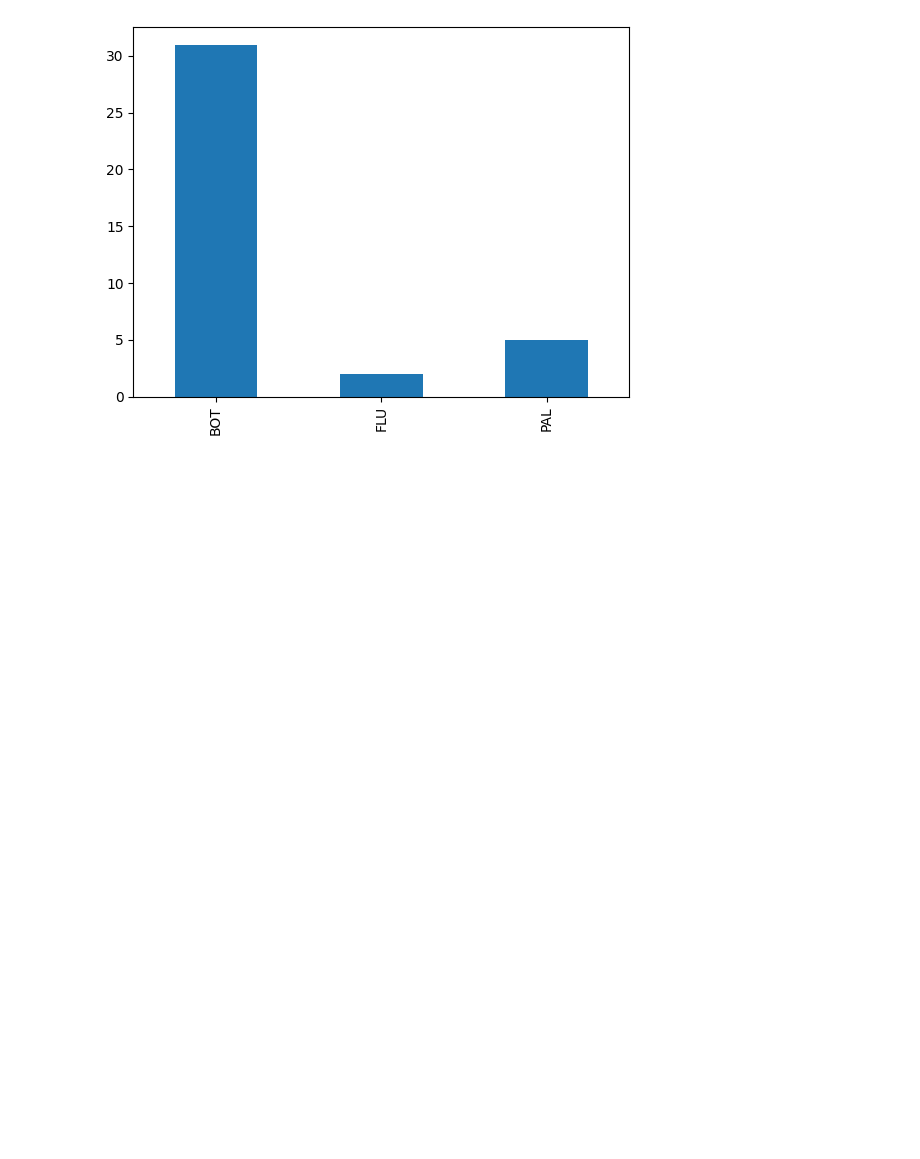
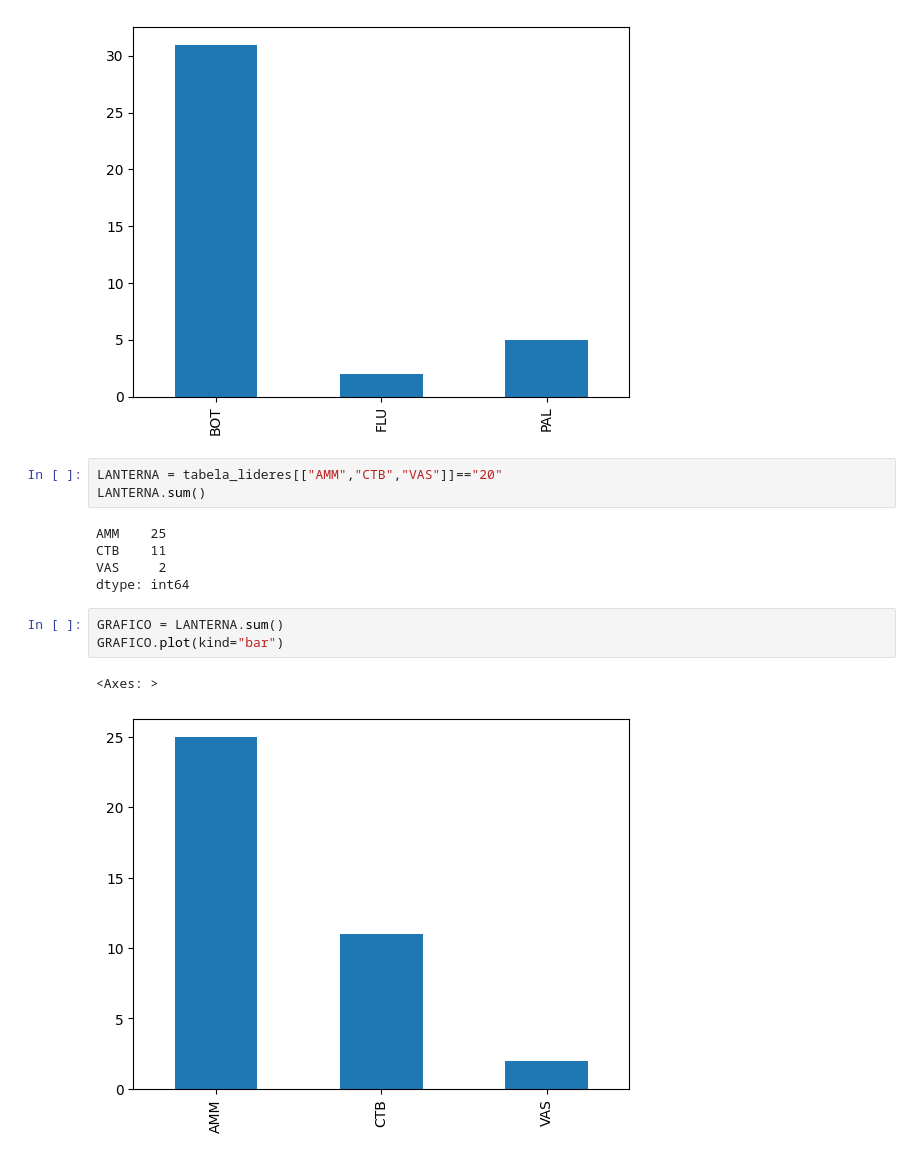
Before and after one commit to hugodevelopment/Web-Scraping, a Jupyter notebook: Análise_Brasileirão_2023.ipynb, the cells around one changed output. Drawn from its saved outputs; the diff is of its cells as text; blank space fills up the shorter version.

```diff
--- a/Análise_Brasileirão_2023.ipynb
+++ b/Análise_Brasileirão_2023.ipynb
@@ -272,4 +300,18 @@ GRAFICO.plot(kind="bar")
 # %% [output]
 <Axes: >
 [figure]
+# %%
+LANTERNA = tabela_lideres[["AMM","CTB","VAS"]]=="20"
+LANTERNA.sum()
+# %% [output]
+AMM    25
+CTB    11
+VAS     2
+dtype: int64
+# %%
+GRAFICO = LANTERNA.sum()
+GRAFICO.plot(kind="bar")
+# %% [output]
+<Axes: >
+[figure, added]
 # %%
```
Also changed, not shown: parts of 6 cells of this notebook.
